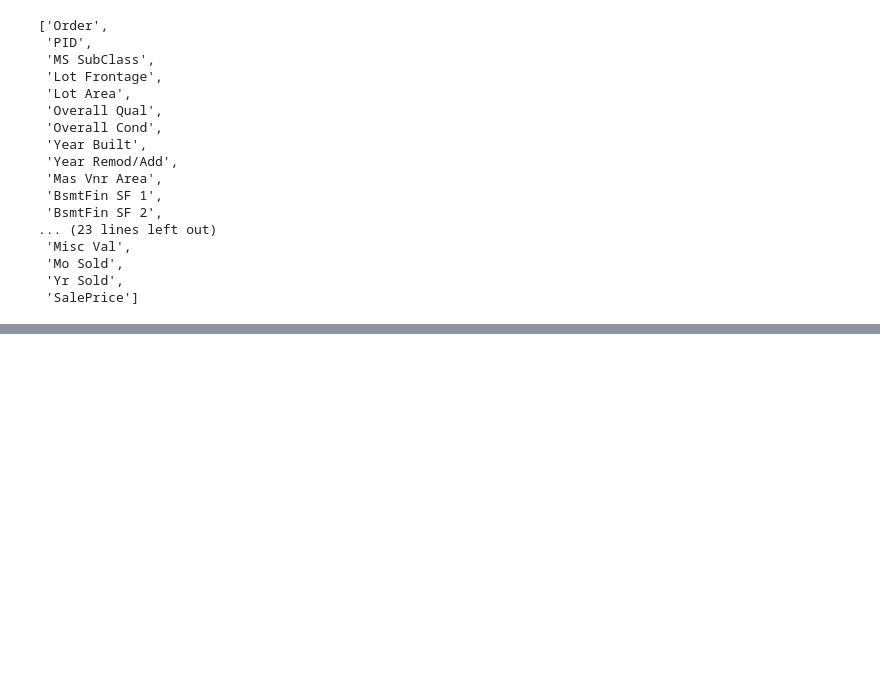
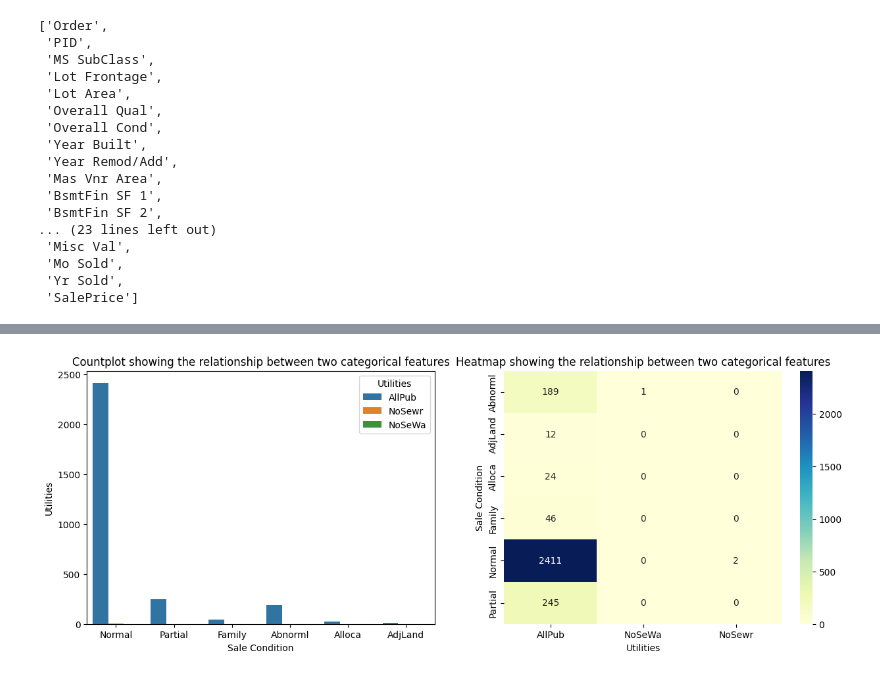
Before and after one commit to furqan7m3-ops/house-price-predictor-mlops, a Jupyter notebook: data-analysis/EDA.ipynb, the cells around one changed output, grey strips where cells are left out. Drawn from its saved outputs; the diff is of its cells as text; code cells hidden in the pictures; blank space fills up the shorter version.

```diff
--- a/data-analysis/EDA.ipynb
+++ b/data-analysis/EDA.ipynb
@@ -154,0 +180,6 @@ univariate_analyzer.analyze(df, 'Sale Condition')
+# %%
+bivariate_analyzer.set_strategy(CategoricalvsCategoricalStrategy())
+# %%
+bivariate_analyzer.analyze(df, 'Sale Condition', 'Utilities')
+# %% [output]
+[figure, added]
```
Also changed, not shown: parts of 13 cells of this notebook, 4 other files.
